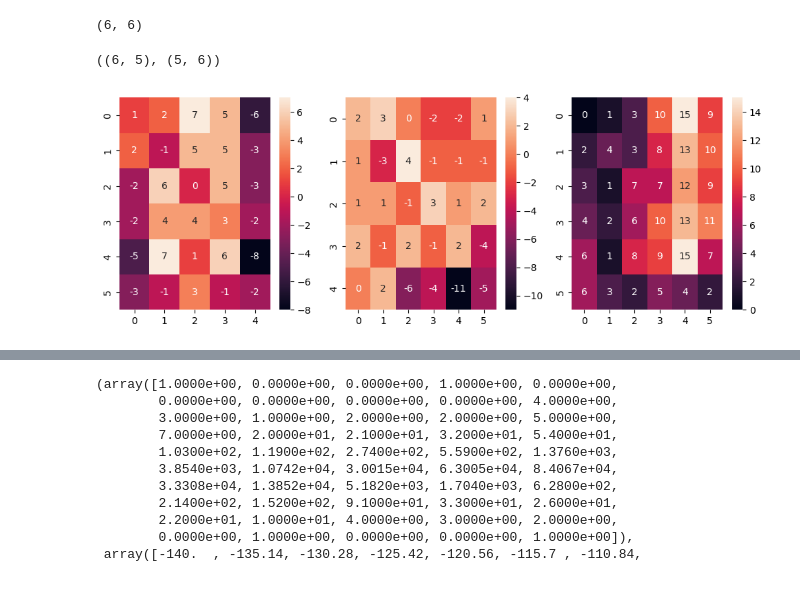
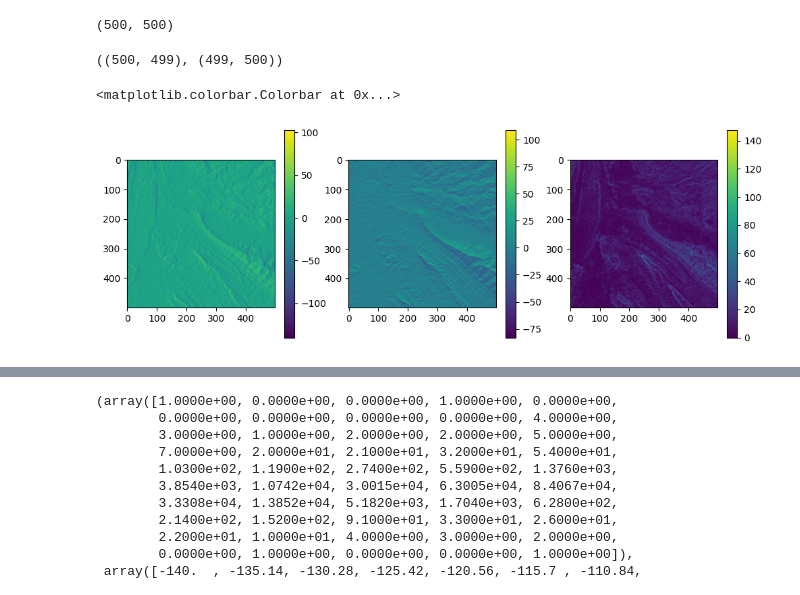
Before and after one commit to parsadaj/WaveFunctionCollapse, a Jupyter notebook: terrain_wfc.ipynb, the cells around one changed output, grey strips where cells are left out. Cells and saved outputs as stored; diff of their text form; code cells hidden in the pictures.

```diff
--- a/terrain_wfc.ipynb
+++ b/terrain_wfc.ipynb
@@ -90,19 +31,21 @@ with rasterio.open(sample_data_path) as src:
     sample_data = src.read(1)[2500:3000, 1500:2000].astype(float)  # Read the first (and only) band
     profile = src.profile  # Get metadata such as CRS, transform, etc.
 
-sample_data = np.array([
-    [0, 1, 3, 10, 15, 9],
-    [2, 4, 3, 8, 13, 10],
-    [3, 1, 7, 7, 12, 9],
-    [4, 2, 6, 10, 13, 11],
-    [6, 1, 8, 9, 15, 7],
-    [6, 3, 2, 5, 4, 2,]]
-)
+# sample_data = np.array([
+#     [0, 1, 3, 10, 15, 9],
+#     [2, 4, 3, 8, 13, 10],
+#     [3, 1, 7, 7, 12, 9],
+#     [4, 2, 6, 10, 13, 11],
+#     [6, 1, 8, 9, 15, 7],
+#     [6, 3, 2, 5, 4, 2,]]
+# )
 print(sample_data.shape)
 print(profile)
 
 
 print(sample_data_path)
 visualize_terrain(sample_data)
+visualize_3d_terrain(sample_data)
 # sns.heatmap(sample_data, annot=True, cmap='terrain')
+sample_data.min(), sample_data.max(), sample_data.mean()
 # %% [output]
@@ -127,27 +63,25 @@ visualize_3d_terrain(sample_data)
 
 sample_data.shape
 # %% [output]
-(6, 6)
+(500, 500)
-# %%
-# Calculate the gradient in both the x and y directions
-grad_y_np, grad_x_np = np.gradient(sample_data)
-
-grad_x = sample_data[:, 1:] - sample_data[:, :-1]
-grad_y = sample_data[1:, :] - sample_data[:-1, :]
-grad_x.shape, grad_y.shape
-# %% [output]
-((6, 5), (5, 6))
+# %%
+grad_x, grad_y = height_to_slopes(sample_data)
+grad_x.shape, grad_y.shape
+# %% [output]
+((500, 499), (499, 500))
 # %%
 fix, axes = plt.subplots(1, 3, figsize=(12,4))
-# im1 = axes[0].imshow(grad_y_np)#, cmap='terrain')
-# im2 = axes[1].imshow(grad_y)#, cmap='terrain')
+im1 = axes[0].imshow(grad_x)#, cmap='terrain')
+im2 = axes[1].imshow(grad_y)#, cmap='terrain')
+im3 = axes[2].imshow(np.sqrt(grad_x[:-1,...]**2 + grad_y[...,:-1]**2))
+fix.colorbar(im1, ax=axes[0])
+fix.colorbar(im2, ax=axes[1])
+fix.colorbar(im3, ax=axes[2])
 
-im1 = sns.heatmap(grad_x, ax=axes[0], annot=True)
-im2 = sns.heatmap(grad_y, ax=axes[1], annot=True)
-im3 = sns.heatmap(sample_data, ax=axes[2], annot=True)
-
-# fix.colorbar(im1, ax=axes[0])
-# fix.colorbar(im2, ax=axes[1])
+# im1 = sns.heatmap(grad_x, ax=axes[0], annot=True)
+# im2 = sns.heatmap(grad_y, ax=axes[1], annot=True)
+# im3 = sns.heatmap(sample_data, ax=axes[2], annot=True)
 # %% [output]
+<matplotlib.colorbar.Colorbar at 0x...>
-[figure, old version]
+[figure, new version]
 # %%
```
Also changed, not shown: parts of 11 cells of this notebook, 2 other files.
